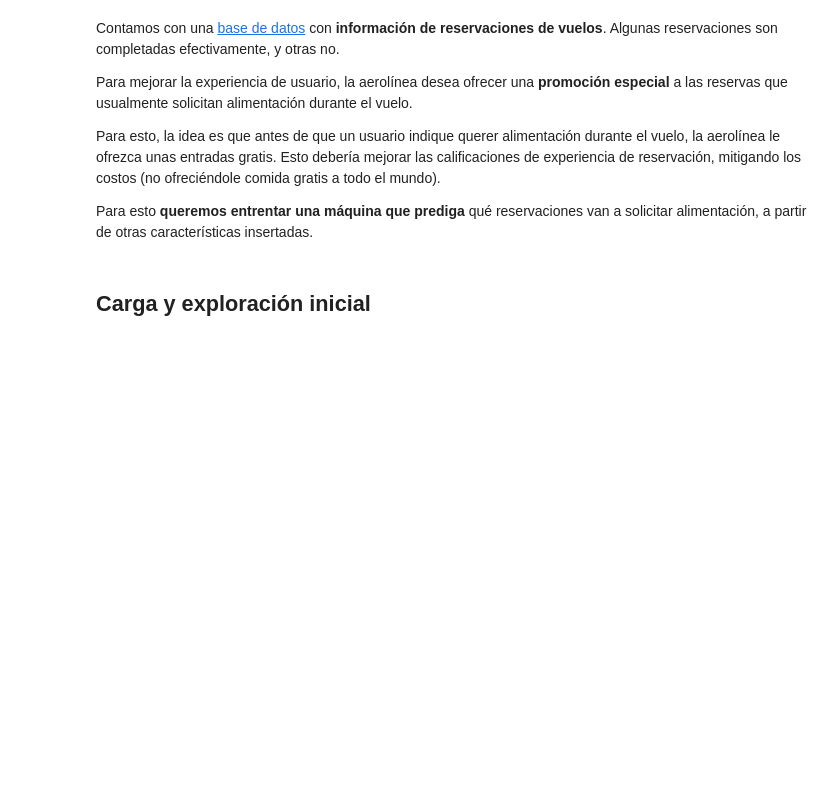
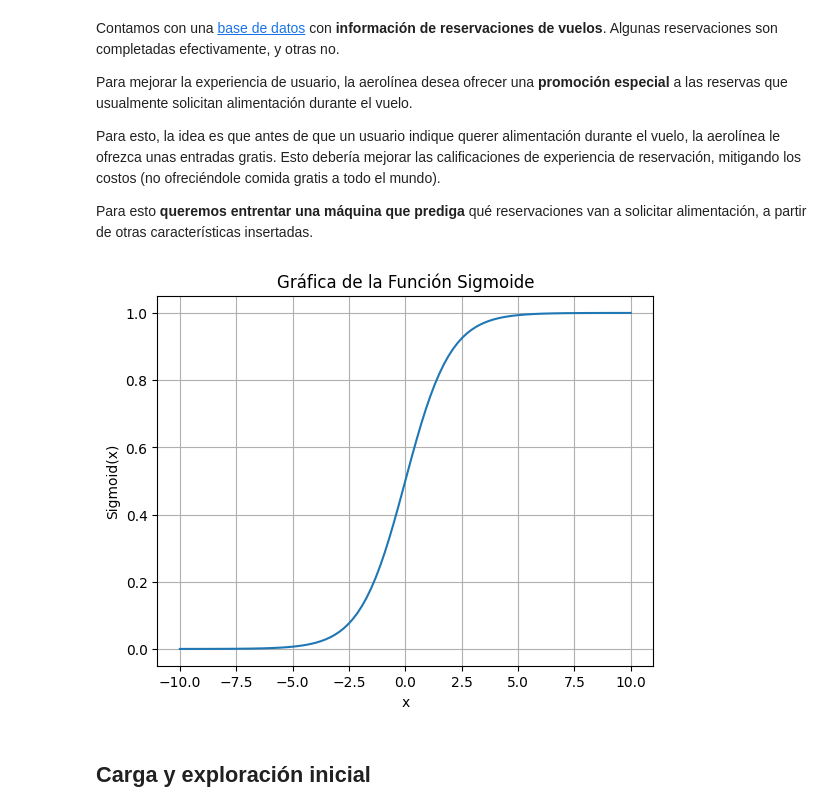
Before and after one commit to jazaineam1/Andes_ADDBD, a Jupyter notebook: Sesion13/Clase_13_Regresión_Logística_y_metricas_VERSION2.ipynb, the cells around one changed output. Cells and saved outputs as stored; diff of their text form; code cells hidden in the pictures; blank space fills up the shorter version.

```diff
--- a/Sesion13/Clase_13_Regresión_Logística_y_metricas_VERSION2.ipynb
+++ b/Sesion13/Clase_13_Regresión_Logística_y_metricas_VERSION2.ipynb
@@ -20,6 +20,29 @@ Para mejorar la experiencia de usuario, la aerolínea desea ofrecer una **promoc
 Para esto, la idea es que antes de que un usuario indique querer alimentación durante el vuelo, la aerolínea le ofrezca unas entradas gratis. Esto debería mejorar las calificaciones de experiencia de reservación, mitigando los costos (no ofreciéndole comida gratis a todo el mundo).
 
 Para esto **queremos entrentar una máquina que prediga** qué reservaciones van a solicitar alimentación, a partir de otras características insertadas.
+# %%
+# prompt: graficame la función sigmoide
+
+import numpy as np
+import matplotlib.pyplot as plt
+
+def sigmoid(x):
+  """Función sigmoide."""
+  return 1 / (1 + np.exp(-x))
+
+# Crear datos para la gráfica
+x = np.linspace(-10, 10, 100)  # Rango de valores de x
+y = sigmoid(x)
+
+# Crear la gráfica
+plt.plot(x, y)
+plt.xlabel('x')
+plt.ylabel('Sigmoid(x)')
+plt.title('Gráfica de la Función Sigmoide')
+plt.grid(True)
+plt.show()
+# %% [output]
+[figure, added]
 # %% [markdown]
 ## Carga y exploración inicial
 # %%
```
Also changed, not shown: parts of 16 cells of this notebook.
